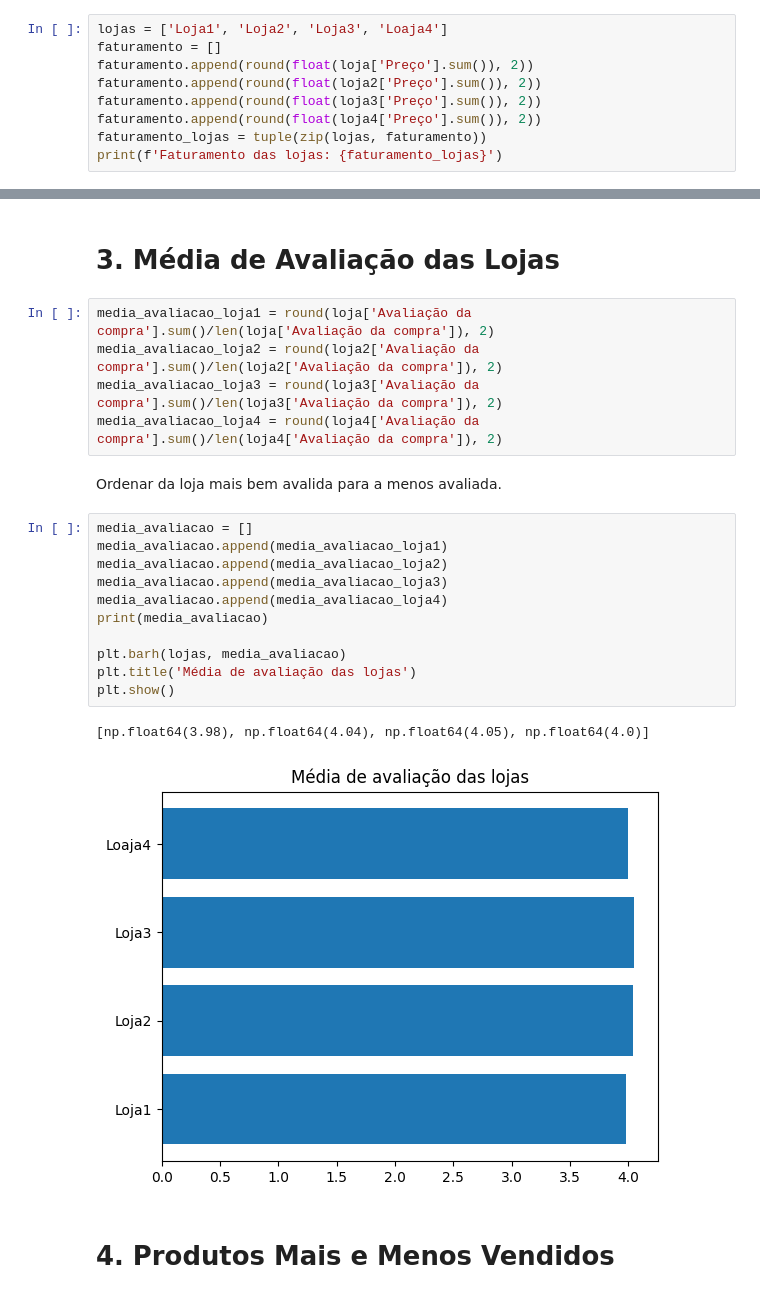
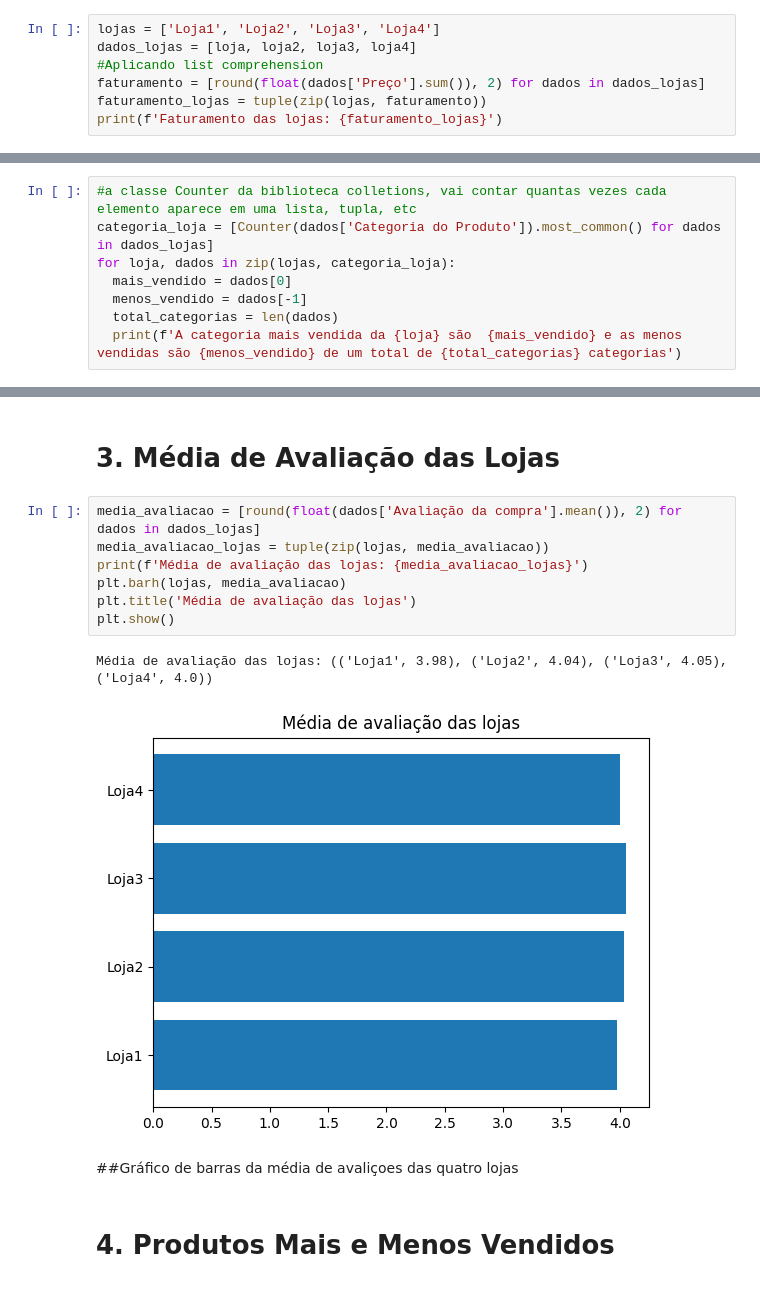
Before and after one commit to Henriquerocha2000/ChallengeAluraStore, a Jupyter notebook: DesafioAluraAnaliseDeDados.ipynb, the cells around one changed output, grey strips where cells are left out. Drawn from its saved outputs; the diff is of its cells as text.

Commit message:
Aplicando list comprehension no desafio

```diff
--- a/DesafioAluraAnaliseDeDados.ipynb
+++ b/DesafioAluraAnaliseDeDados.ipynb
@@ -27,12 +27,10 @@ loja.head()
 # %% [markdown]
 #1. Análise do faturamento
 # %%
-lojas = ['Loja1', 'Loja2', 'Loja3', 'Loaja4']
-faturamento = []
-faturamento.append(round(float(loja['Preço'].sum()), 2))
-faturamento.append(round(float(loja2['Preço'].sum()), 2))
-faturamento.append(round(float(loja3['Preço'].sum()), 2))
-faturamento.append(round(float(loja4['Preço'].sum()), 2))
+lojas = ['Loja1', 'Loja2', 'Loja3', 'Loja4']
+dados_lojas = [loja, loja2, loja3, loja4]
+#Aplicando list comprehension
+faturamento = [round(float(dados['Preço'].sum()), 2) for dados in dados_lojas]
 faturamento_lojas = tuple(zip(lojas, faturamento))
 print(f'Faturamento das lojas: {faturamento_lojas}')
 # %% [output]
@@ -66,0 +56,8 @@ A categoiria mais vendida da loja 4 são os ('moveis', 480) e a menos vendida s
+# %%
+#a classe Counter da biblioteca colletions, vai contar quantas vezes cada elemento aparece em uma lista, tupla, etc
+categoria_loja = [Counter(dados['Categoria do Produto']).most_common() for dados in dados_lojas]
+for loja, dados in zip(lojas, categoria_loja):
+  mais_vendido = dados[0]
+  menos_vendido = dados[-1]
+  total_categorias = len(dados)
+  print(f'A categoria mais vendida da {loja} são  {mais_vendido} e as menos vendidas são {menos_vendido} de um total de {total_categorias} categorias')
@@ -67,26 +69,17 @@ A categoiria mais vendida da loja 4 são os ('moveis', 480) e a menos vendida s
 # %% [markdown]
 # 3. Média de Avaliação das Lojas
-# %%
-media_avaliacao_loja1 = round(loja['Avaliação da compra'].sum()/len(loja['Avaliação da compra']), 2)
-media_avaliacao_loja2 = round(loja2['Avaliação da compra'].sum()/len(loja2['Avaliação da compra']), 2)
-media_avaliacao_loja3 = round(loja3['Avaliação da compra'].sum()/len(loja3['Avaliação da compra']), 2)
-media_avaliacao_loja4 = round(loja4['Avaliação da compra'].sum()/len(loja4['Avaliação da compra']), 2)
-# %% [markdown]
-Ordenar da loja mais bem avalida para a menos avaliada.
 # %%
-media_avaliacao = []
-media_avaliacao.append(media_avaliacao_loja1)
-media_avaliacao.append(media_avaliacao_loja2)
-media_avaliacao.append(media_avaliacao_loja3)
-media_avaliacao.append(media_avaliacao_loja4)
-print(media_avaliacao)
-
+media_avaliacao = [round(float(dados['Avaliação da compra'].mean()), 2) for dados in dados_lojas]
+media_avaliacao_lojas = tuple(zip(lojas, media_avaliacao))
+print(f'Média de avaliação das lojas: {media_avaliacao_lojas}')
 plt.barh(lojas, media_avaliacao)
 plt.title('Média de avaliação das lojas')
 plt.show()
 # %% [output]
-[np.float64(3.98), np.float64(4.04), np.float64(4.05), np.float64(4.0)]
+Média de avaliação das lojas: (('Loja1', 3.98), ('Loja2', 4.04), ('Loja3', 4.05), ('Loja4', 4.0))
-[figure, old version]
+[figure, new version]
+# %% [markdown]
+##Gráfico de barras da média de avaliçoes das quatro lojas
 # %% [markdown]
 # 4. Produtos Mais e Menos Vendidos
 # %%
```
Also changed, not shown: parts of 13 cells of this notebook.
